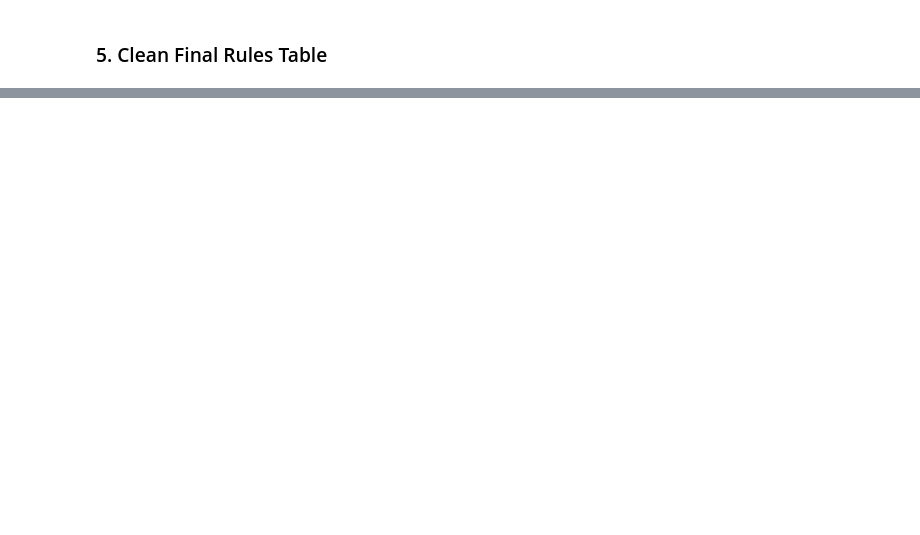
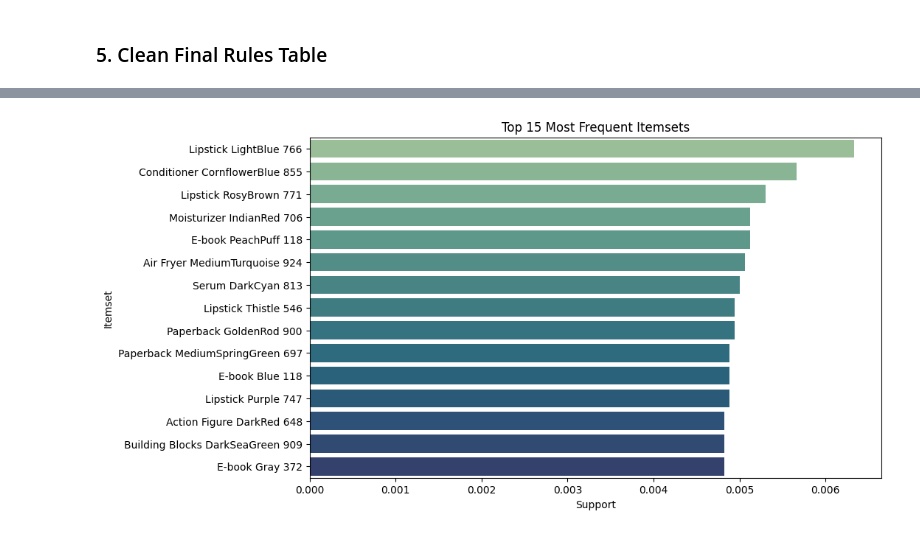
Before and after one commit to aliabdou92019/ecommerce-recommendation-engine, a Jupyter notebook: notebooks/02_fp_growth.ipynb, the cells around one changed output, grey strips where cells are left out. Drawn from its saved outputs; the diff is of its cells as text; code cells hidden in the pictures; blank space fills up the shorter version.

```diff
--- a/notebooks/02_fp_growth.ipynb
+++ b/notebooks/02_fp_growth.ipynb
@@ -151,0 +136,13 @@ Example product: Monitor DarkKhaki 939
+# %%
+top_itemsets = frequent_items.sort_values('support', ascending=False).head(15)
+
+top_itemsets['item_str'] = top_itemsets['itemsets'].apply(lambda x: ', '.join(list(x)))
+
+plt.figure(figsize=(10, 6))
+sns.barplot(x='support', y='item_str', data=top_itemsets, palette="crest")
+plt.title("Top 15 Most Frequent Itemsets")
+plt.xlabel("Support")
+plt.ylabel("Itemset")
+plt.show()
+# %% [output]
+[figure, added]
```
Also changed, not shown: parts of 9 cells of this notebook, 3 other files.
